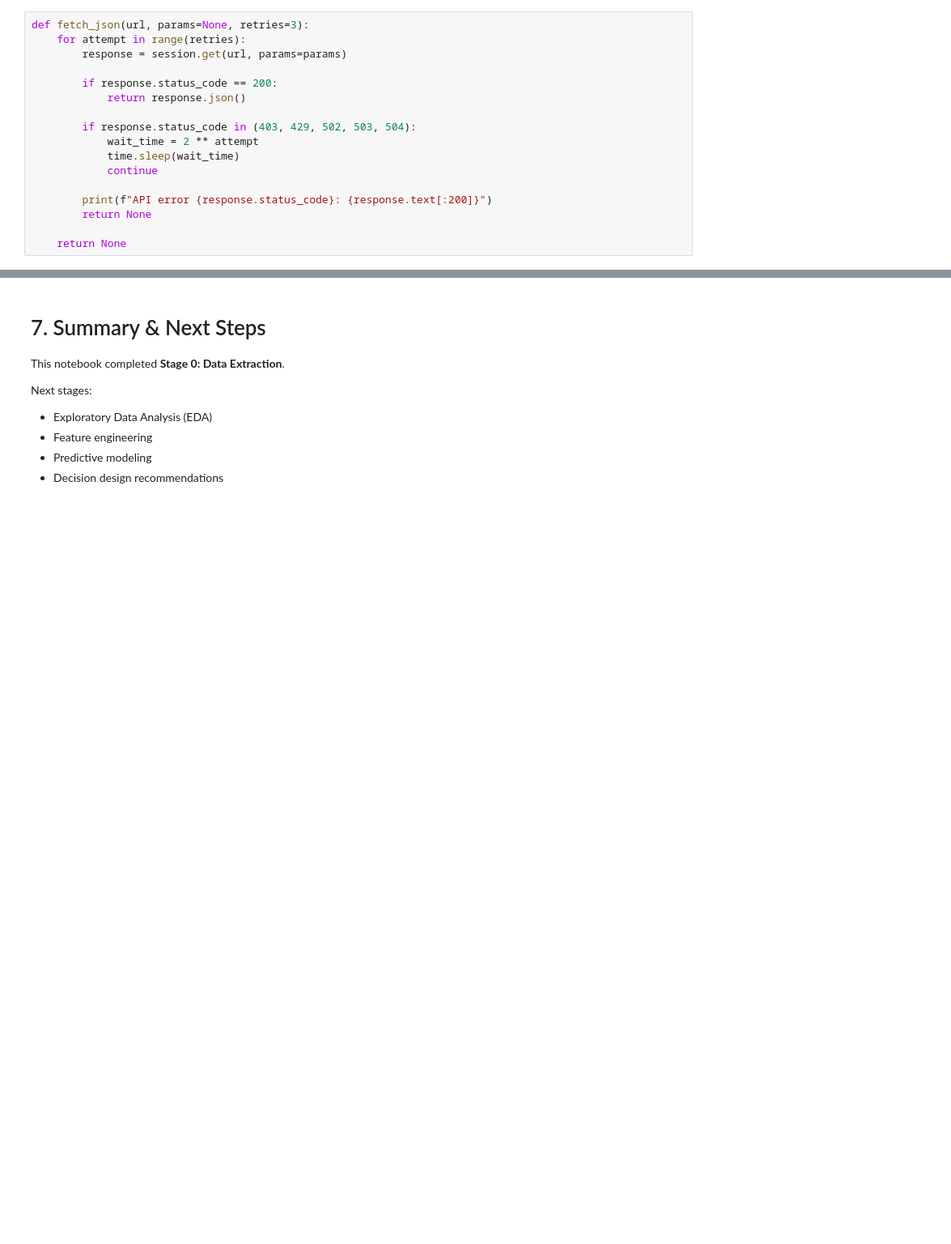
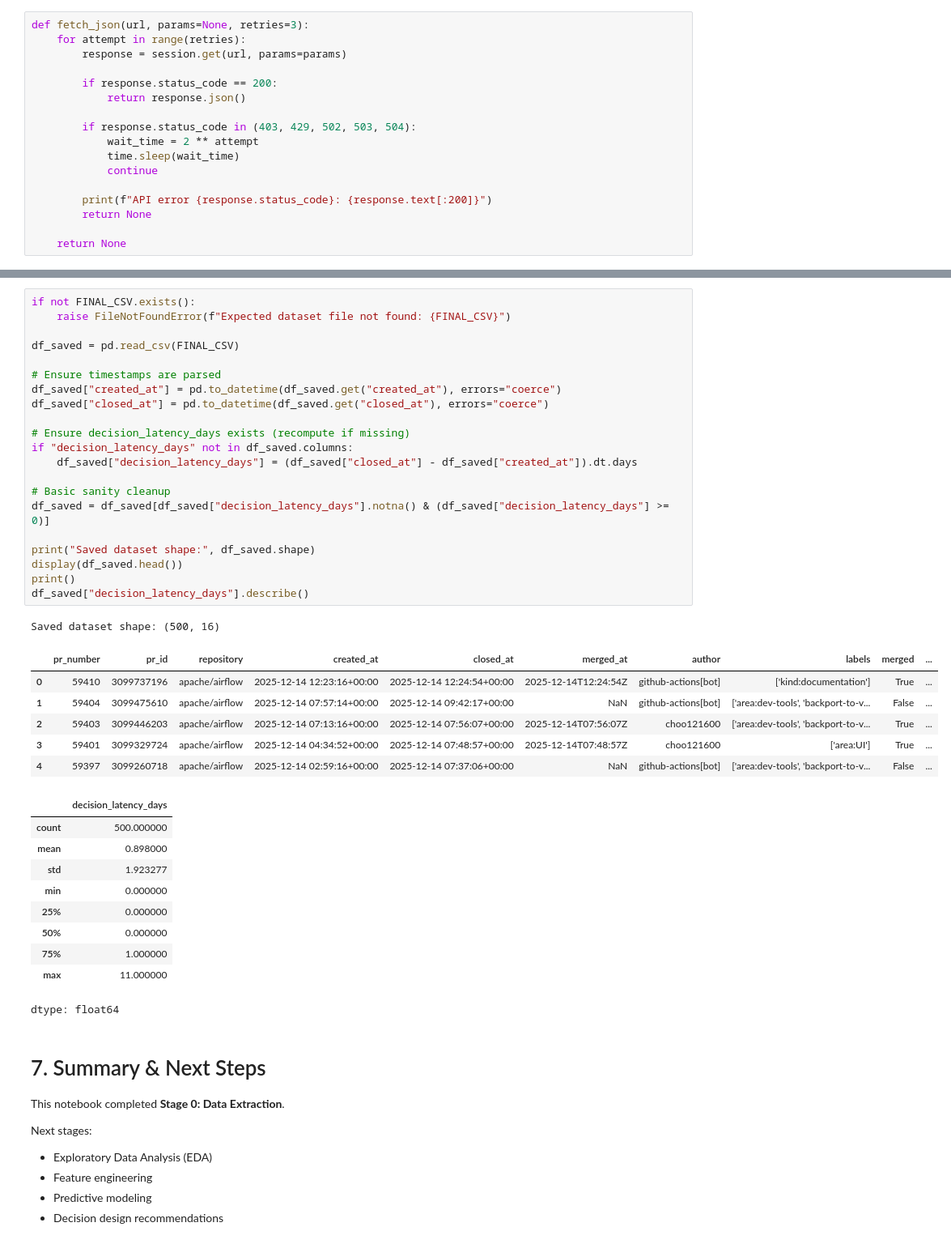
Before and after one commit to michalrylko/decision-latency, a Jupyter notebook: 00_data_extraction.ipynb, the cells around one changed output, grey strips where cells are left out. Shown at 81% size. Saved outputs shown, nothing was run; the diff lists cells and outputs as text; blank space fills up the shorter version.

```diff
--- a/00_data_extraction.ipynb
+++ b/00_data_extraction.ipynb
@@ -211,3 +315,42 @@ df["decision_latency_days"].describe()
+# %%
+if not FINAL_CSV.exists():
+    raise FileNotFoundError(f"Expected dataset file not found: {FINAL_CSV}")
+
+df_saved = pd.read_csv(FINAL_CSV)
+
+# Ensure timestamps are parsed
+df_saved["created_at"] = pd.to_datetime(df_saved.get("created_at"), errors="coerce")
+df_saved["closed_at"] = pd.to_datetime(df_saved.get("closed_at"), errors="coerce")
+
+# Ensure decision_latency_days exists (recompute if missing)
+if "decision_latency_days" not in df_saved.columns:
+    df_saved["decision_latency_days"] = (df_saved["closed_at"] - df_saved["created_at"]).dt.days
+
+# Basic sanity cleanup
+df_saved = df_saved[df_saved["decision_latency_days"].notna() & (df_saved["decision_latency_days"] >= 0)]
+
+print("Saved dataset shape:", df_saved.shape)
+display(df_saved.head())
+print()
+df_saved["decision_latency_days"].describe()
+# %% [output]
+Saved dataset shape: (500, 16)
+|  | pr_number | pr_id | repository | created_at | closed_at | merged_at | author | labels | merged | ... |
+| 0 | 59410 | 3099737196 | apache/airflow | 2025-12-14 12:23:16+00:00 | 2025-12-14 12:24:54+00:00 | 2025-12-14T12:24:54Z | github-actions[bot] | ['kind:documentation'] | True | ... |
+| 1 | 59404 | 3099475610 | apache/airflow | 2025-12-14 07:57:14+00:00 | 2025-12-14 09:42:17+00:00 | NaN | github-actions[bot] | ['area:dev-tools', 'backport-to-v... | False | ... |
+| 2 | 59403 | 3099446203 | apache/airflow | 2025-12-14 07:13:16+00:00 | 2025-12-14 07:56:07+00:00 | 2025-12-14T07:56:07Z | choo121600 | ['area:dev-tools', 'backport-to-v... | True | ... |
+| 3 | 59401 | 3099329724 | apache/airflow | 2025-12-14 04:34:52+00:00 | 2025-12-14 07:48:57+00:00 | 2025-12-14T07:48:57Z | choo121600 | ['area:UI'] | True | ... |
+| 4 | 59397 | 3099260718 | apache/airflow | 2025-12-14 02:59:16+00:00 | 2025-12-14 07:37:06+00:00 | NaN | github-actions[bot] | ['area:dev-tools', 'backport-to-v... | False | ... |
+|  | decision_latency_days |
+| count | 500.000000 |
+| mean | 0.898000 |
+| std | 1.923277 |
+| min | 0.000000 |
+| 25% | 0.000000 |
+| 50% | 0.000000 |
+| 75% | 1.000000 |
+| max | 11.000000 |
+dtype: float64
 # %% [markdown]
 # 7. Summary & Next Steps
 
```
Also changed, not shown: parts of 12 cells of this notebook.
